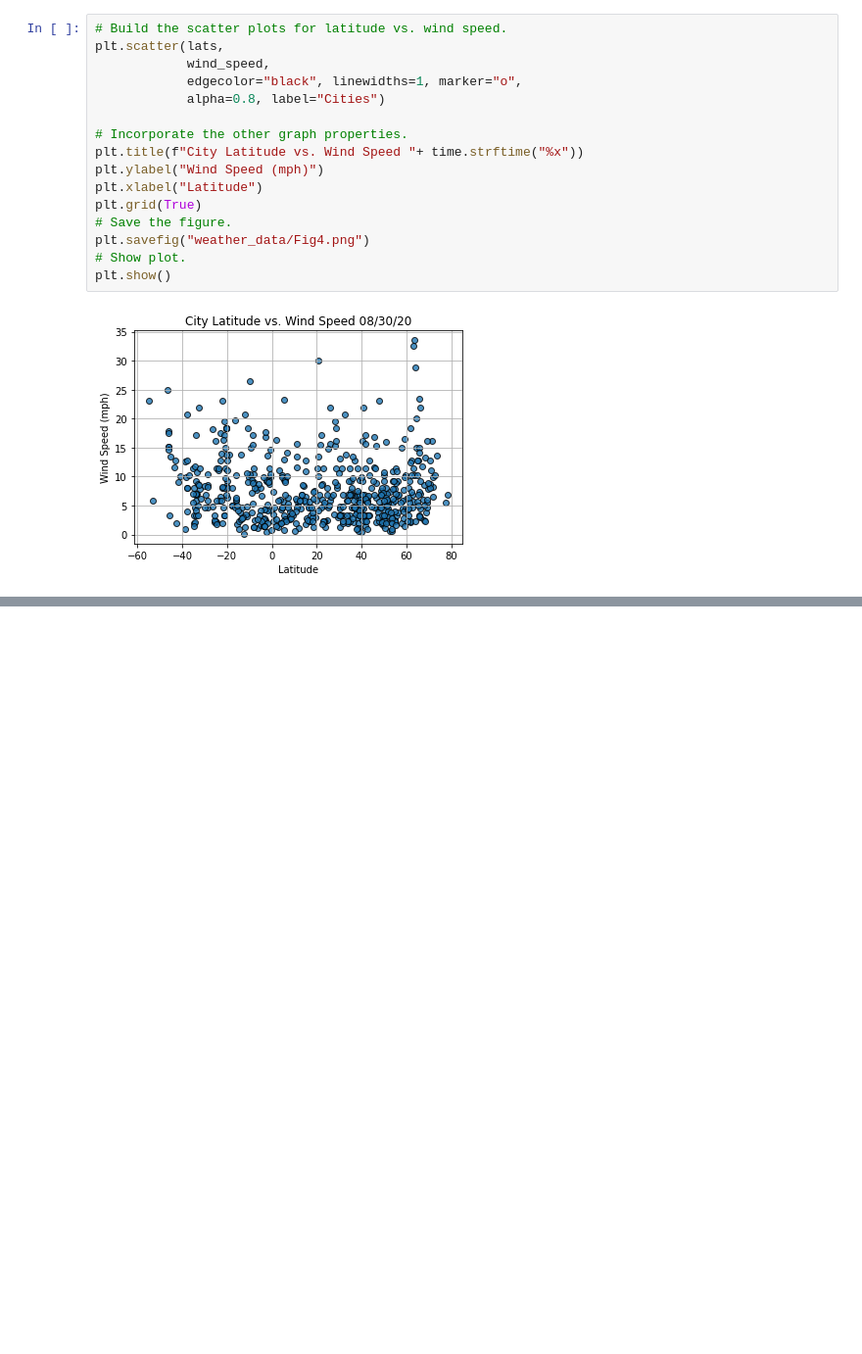
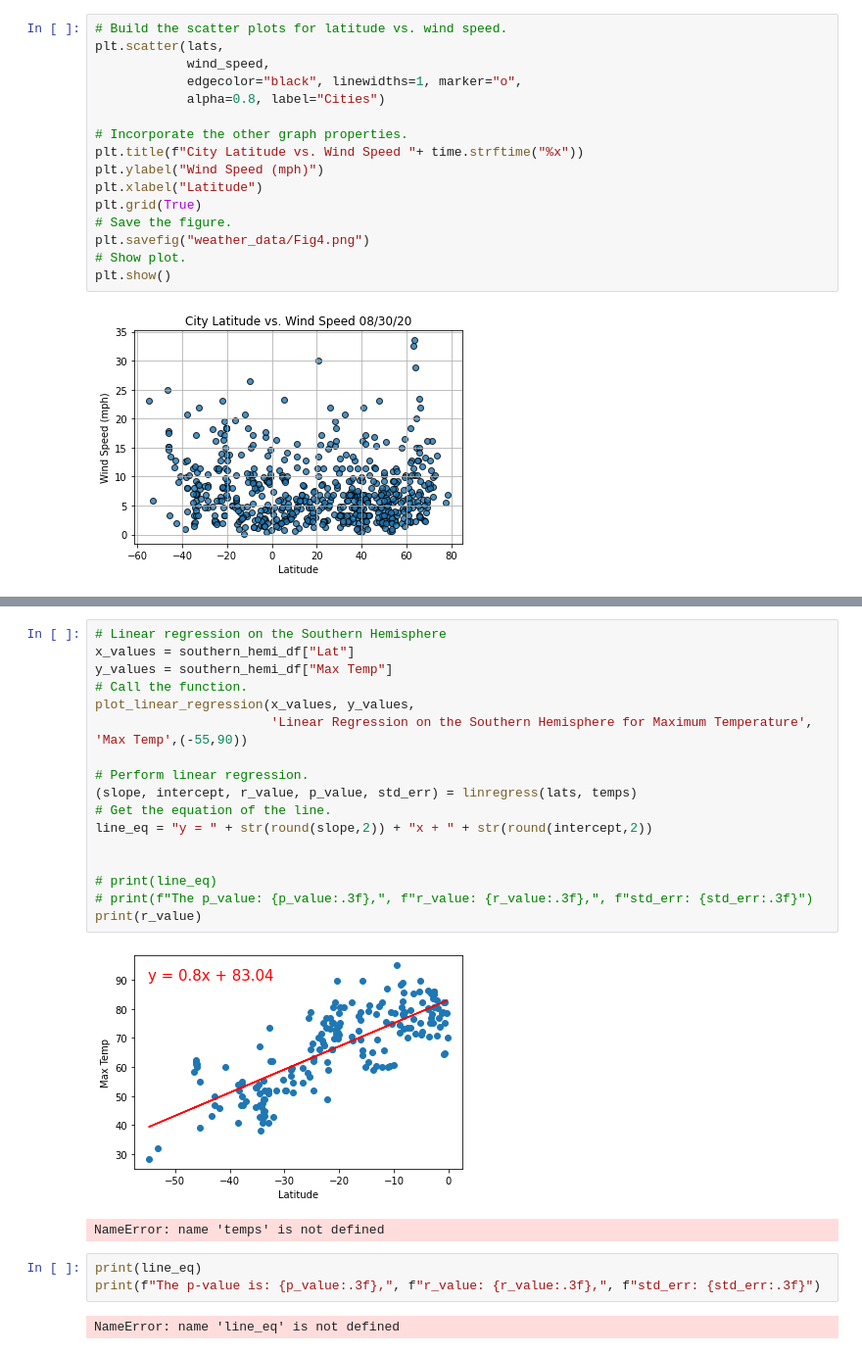
Before and after one commit to larrydodson/World_Weather_Analysis, a Jupyter notebook: WeatherPy.ipynb, the cells around one changed output, grey strips where cells are left out. Shown: that part at 98% size. Cells and saved outputs as stored; diff of their text form; blank space fills up the shorter version.

```diff
--- a/WeatherPy.ipynb
+++ b/WeatherPy.ipynb
@@ -303,0 +379,25 @@ plt.show()
+# %%
+# Linear regression on the Southern Hemisphere
+x_values = southern_hemi_df["Lat"]
+y_values = southern_hemi_df["Max Temp"]
+# Call the function.
+plot_linear_regression(x_values, y_values,
+                       'Linear Regression on the Southern Hemisphere for Maximum Temperature', 'Max Temp',(-55,90))
+
+# Perform linear regression.
+(slope, intercept, r_value, p_value, std_err) = linregress(lats, temps)
+# Get the equation of the line.
+line_eq = "y = " + str(round(slope,2)) + "x + " + str(round(intercept,2))
+
+
+# print(line_eq)
+# print(f"The p_value: {p_value:.3f},", f"r_value: {r_value:.3f},", f"std_err: {std_err:.3f}")
+print(r_value)
+# %% [output]
+[figure, added]
+NameError: name 'temps' is not defined
+# %%
+print(line_eq)
+print(f"The p-value is: {p_value:.3f},", f"r_value: {r_value:.3f},", f"std_err: {std_err:.3f}")
+# %% [output]
+NameError: name 'line_eq' is not defined
```
Also changed, not shown: parts of 8 cells of this notebook.
